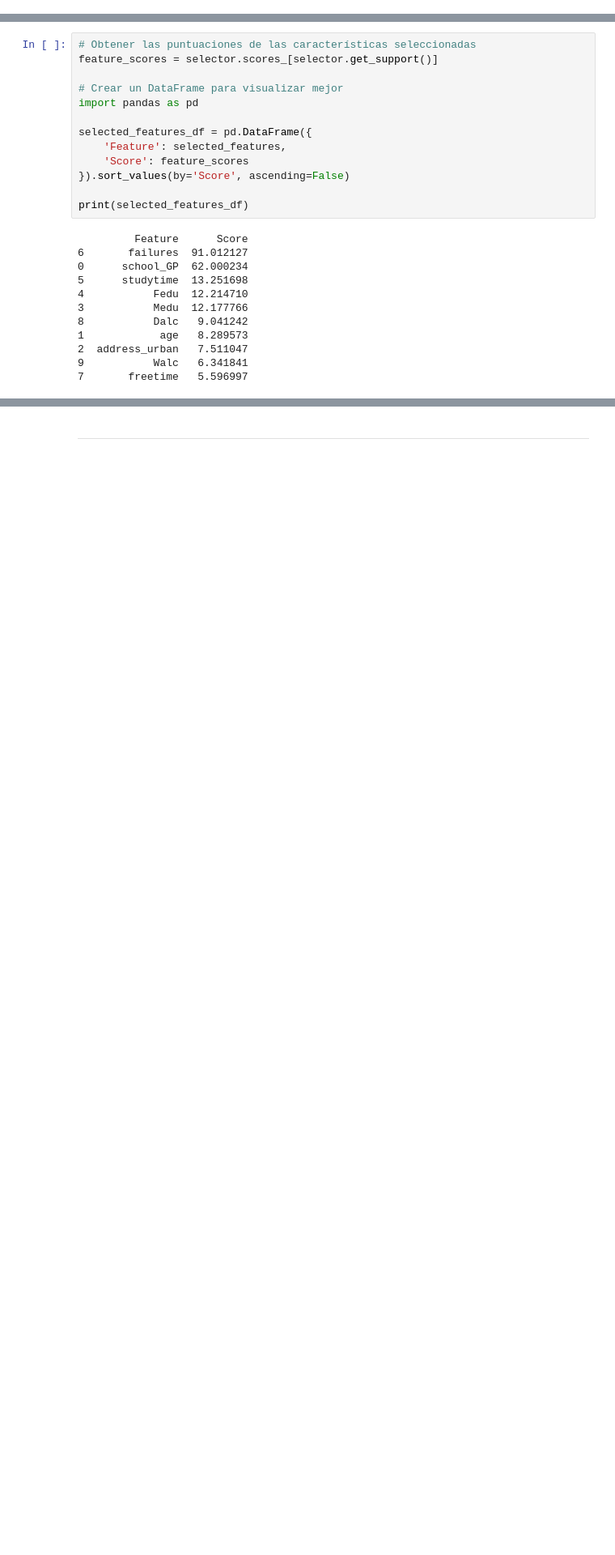
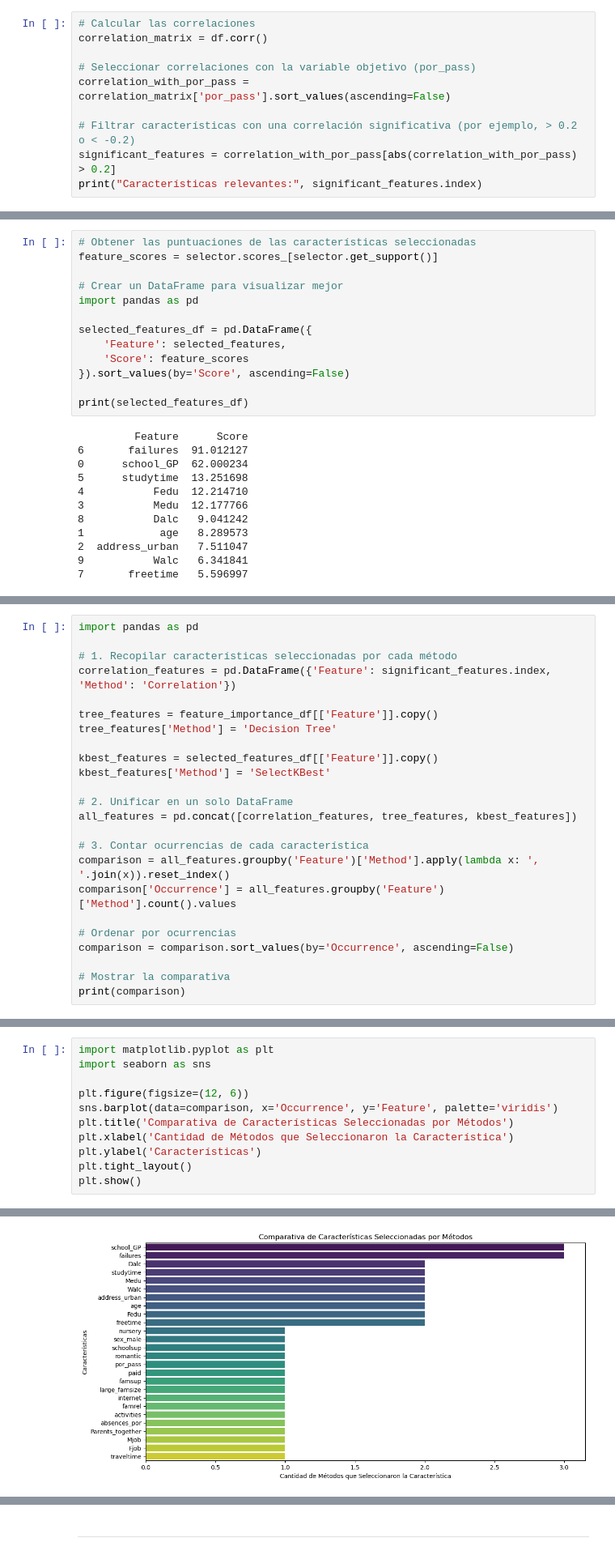
Before and after one commit to datasilvia/Academic_performance_case_study, a Jupyter notebook: MachineSilvia.ipynb, the cells around one changed output, grey strips where cells are left out. Shown at 81% size. Saved outputs shown, nothing was run; the diff lists cells and outputs as text; blank space fills up the shorter version.

```diff
--- a/MachineSilvia.ipynb
+++ b/MachineSilvia.ipynb
@@ -367,0 +332,10 @@ Pero decidimos quedarnos con
+# %%
+# Calcular las correlaciones
+correlation_matrix = df.corr()
+
+# Seleccionar correlaciones con la variable objetivo (por_pass)
+correlation_with_por_pass = correlation_matrix['por_pass'].sort_values(ascending=False)
+
+# Filtrar características con una correlación significativa (por ejemplo, > 0.2 o < -0.2)
+significant_features = correlation_with_por_pass[abs(correlation_with_por_pass) > 0.2]
+print("Características relevantes:", significant_features.index)
@@ -413,0 +429,24 @@ print(selected_features_df)
+# %%
+import pandas as pd
+
+# 1. Recopilar características seleccionadas por cada método
+correlation_features = pd.DataFrame({'Feature': significant_features.index, 'Method': 'Correlation'})
+
+tree_features = feature_importance_df[['Feature']].copy()
+tree_features['Method'] = 'Decision Tree'
+
+kbest_features = selected_features_df[['Feature']].copy()
+kbest_features['Method'] = 'SelectKBest'
+
+# 2. Unificar en un solo DataFrame
+all_features = pd.concat([correlation_features, tree_features, kbest_features])
+
+# 3. Contar ocurrencias de cada característica
+comparison = all_features.groupby('Feature')['Method'].apply(lambda x: ', '.join(x)).reset_index()
+comparison['Occurrence'] = all_features.groupby('Feature')['Method'].count().values
+
+# Ordenar por ocurrencias
+comparison = comparison.sort_values(by='Occurrence', ascending=False)
+
+# Mostrar la comparativa
+print(comparison)
@@ -413,0 +471,12 @@ print(selected_features_df)
+# %%
+import matplotlib.pyplot as plt
+import seaborn as sns
+
+plt.figure(figsize=(12, 6))
+sns.barplot(data=comparison, x='Occurrence', y='Feature', palette='viridis')
+plt.title('Comparativa de Características Seleccionadas por Métodos')
+plt.xlabel('Cantidad de Métodos que Seleccionaron la Característica')
+plt.ylabel('Características')
+plt.tight_layout()
+plt.show()
+# %% [output]
@@ -413,0 +486 @@ print(selected_features_df)
+[figure, added]
```
Also changed, not shown: parts of 25 cells of this notebook.
